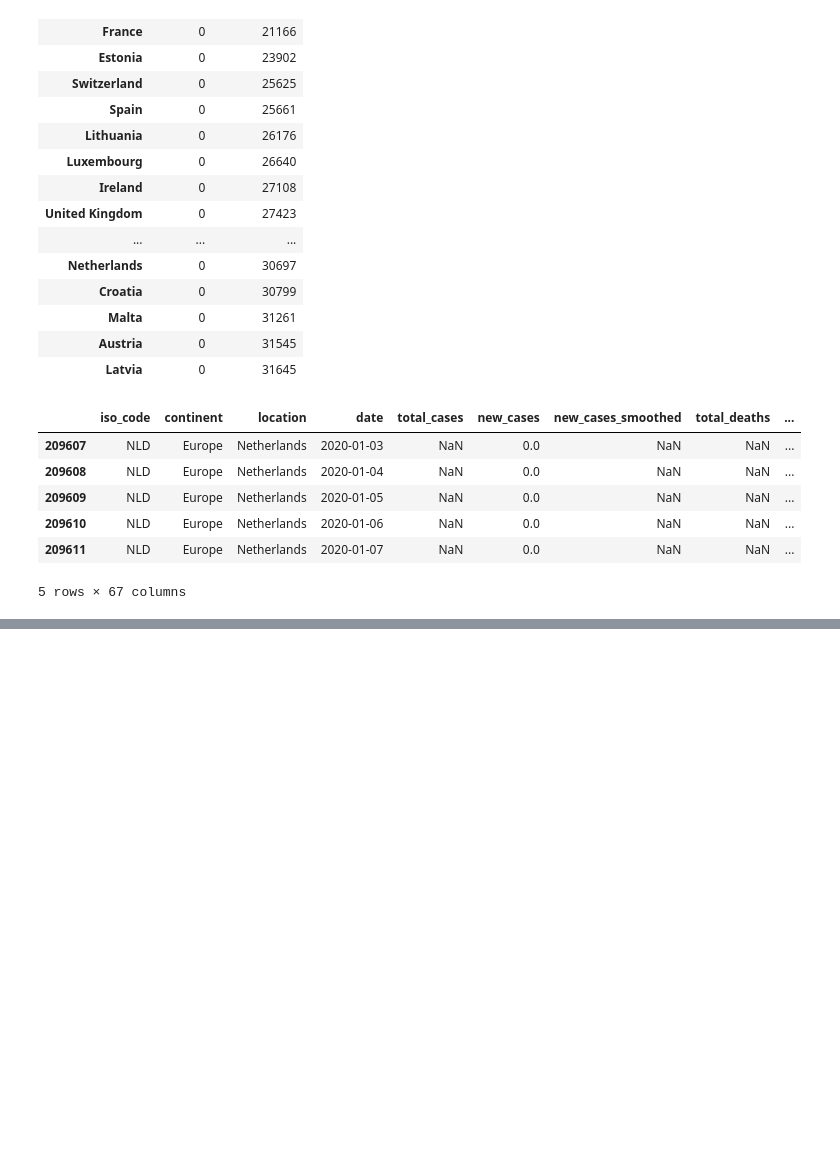
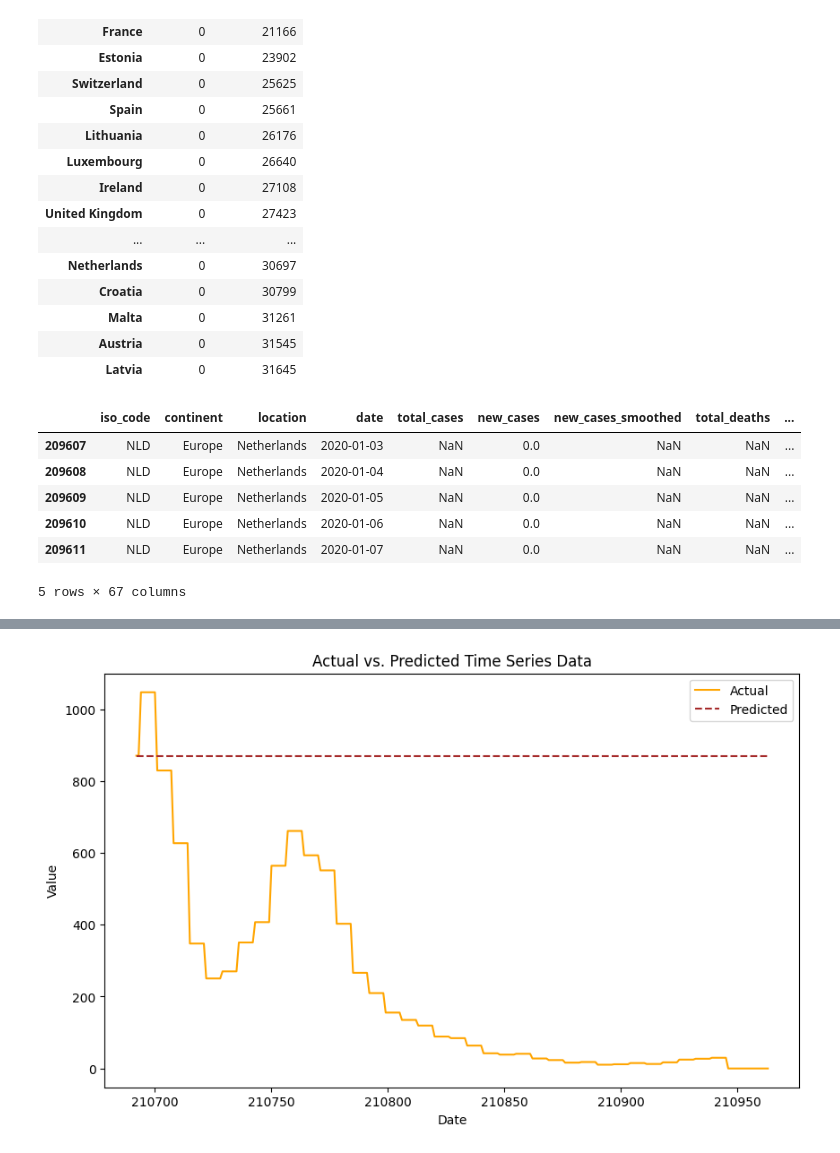
Before and after one commit to FYEH779/Stat-390-Project, a Jupyter notebook: ARIMA_Brian.ipynb, the cells around one changed output, grey strips where cells are left out. Saved outputs shown, nothing was run; the diff lists cells and outputs as text; code cells hidden in the pictures; blank space fills up the shorter version.

```diff
--- a/ARIMA_Brian.ipynb
+++ b/ARIMA_Brian.ipynb
@@ -563,0 +222,28 @@ sns.heatmap( correlation )
+# %%
+from pmdarima import auto_arima
+from statsmodels.tsa.arima.model import ARIMA
+from sklearn.metrics import mean_squared_error
+
+
+
+# Using auto_arima to find the best order
+model = auto_arima(train, start_p=1, start_d=1, start_q=1, max_p=6, max_d=3, max_q=6, seasonal=False,
+                   stepwise=True, trace=True, error_action='ignore', suppress_warnings=True,
+                   scoring='mse')
+
+# Getting the best ARIMA order
+best_order = model.get_params()['order']
+
+# Training the ARIMA model on the best order
+best_model = ARIMA(train, order=best_order)
+model_fit = best_model.fit()
+
+# Hypothesis on testing data
+predicted_values = model_fit.forecast(steps=len(test))
+
+# Calculating RMSE
+rmse = np.sqrt(mean_squared_error(test, predicted_values))
+
+# Print RSME and best order
+print("Best ARIMA Order:", best_order)
+print("Root Mean Squared Error (RMSE):", rmse)
@@ -563,0 +262,11 @@ sns.heatmap( correlation )
+# %%
+plt.figure(figsize=(10, 6))
+plt.plot(test.index, test, label='Actual', color='orange')
+plt.plot(test.index, predicted_values, label='Predicted', linestyle='--', color='brown')
+plt.xlabel('Date')
+plt.ylabel('Value')
+plt.title('Actual vs. Predicted Time Series Data')
+plt.legend()
+plt.show()
+# %% [output]
+[figure, added]
```
Also changed, not shown: parts of 56 cells of this notebook, 1 other file.
